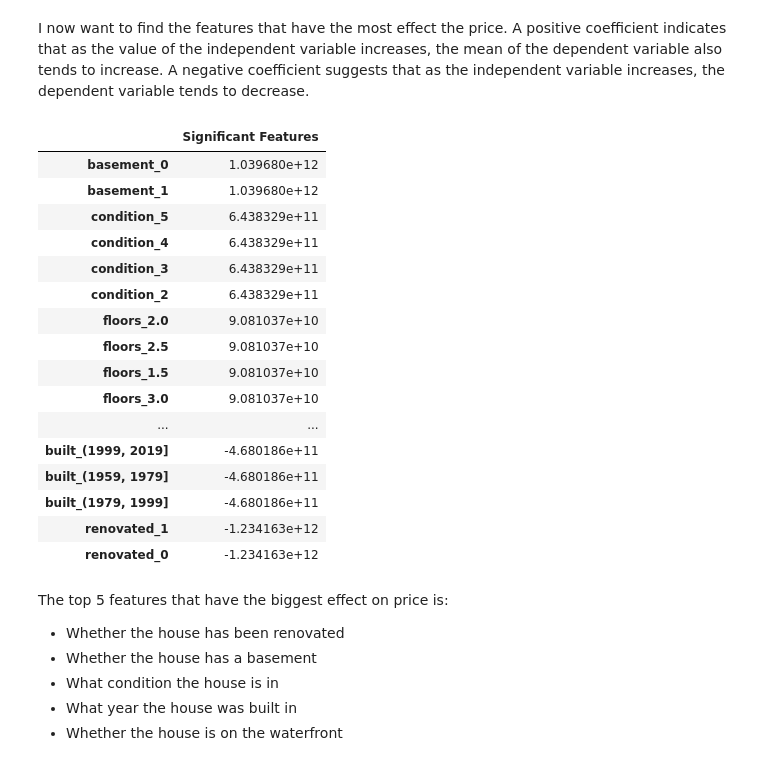
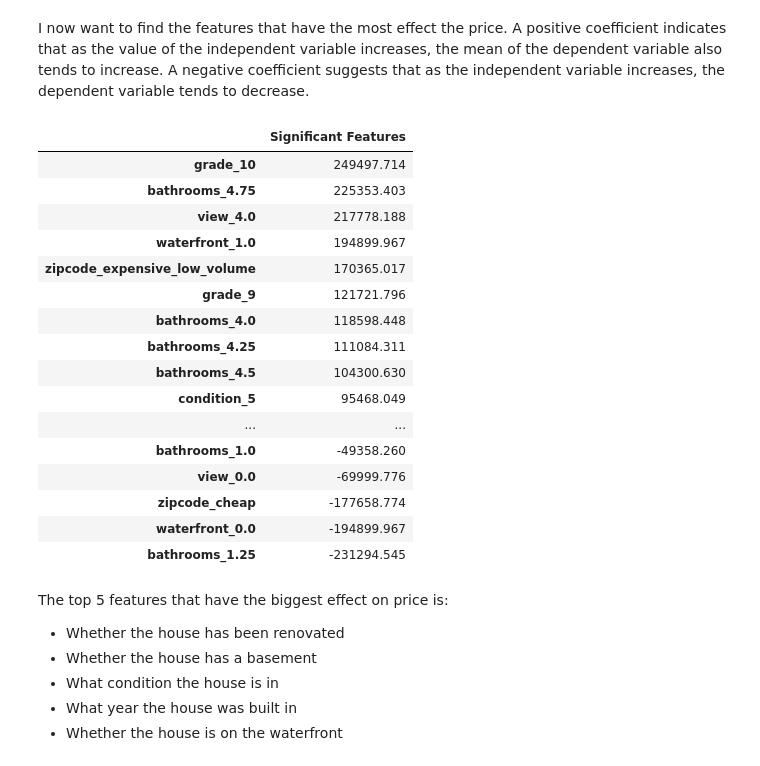
Before and after one commit to torokmg/King-County-Housing, a Jupyter notebook: Untitled.ipynb, the cells around one changed output. Drawn from its saved outputs; the diff is of its cells as text; code cells hidden in the pictures.

```diff
--- a/Untitled.ipynb
+++ b/Untitled.ipynb
@@ -939,9 +941,9 @@ plt.show()
 # %% [markdown]
 Now that my data is normalized, I will scale sqft_living, sqft_lot, and price using min/max scaling.
 # %%
-df['price'] = ( price - min(price) ) / ( max(price) - min(price))
-df['sqft_living'] = ( sqft_living - min(sqft_living) ) / ( max(sqft_living) - min(sqft_living))
-df['sqft_lot'] = ( sqft_lot - min(sqft_lot) ) / ( max(sqft_lot) - min(sqft_lot))
+#df['price'] = ( price - min(price) ) / ( max(price) - min(price))
+#df['sqft_living'] = ( sqft_living - min(sqft_living) ) / ( max(sqft_living) - min(sqft_living))
+#df['sqft_lot'] = ( sqft_lot - min(sqft_lot) ) / ( max(sqft_lot) - min(sqft_lot))
 
 plt.figure(figsize=(10,4))
 sns.distplot(df.sqft_living, label='Sqft Living')
@@ -1060,7 +1062,7 @@ X_new = df[SigFeats]
 y = df['price']
 
 # separate our data into testing and training subsets
-X_train, X_test, y_train, y_test = train_test_split(X_new,y, test_size=0.2, random_state=2)
+X_train, X_test, y_train, y_test = train_test_split(X_new,y, test_size=0.3, random_state=2)
 
 # fitting our training feature variables to our training target variable (price)
 linreg.fit(X_train, y_train)
@@ -1206,25 +1208,25 @@ After performing cross validation on our model, it can be confirmed that the mod
 I now want to find the features that have the most effect the price.  A positive coefficient indicates that as the value of the independent variable increases, the mean of the dependent variable also tends to increase.  A negative coefficient suggests that as the independent variable increases, the dependent variable tends to decrease.
 # %%
 features = pd.DataFrame(linreg.coef_, index=SigFeats, columns=['Significant Features'])
-features.sort_values(by='Significant Features', ascending=False)
+features.sort_values(by='Significant Features', ascending=False).round(3)
 # %% [output]
 |  | Significant Features |
-| basement_0 | 1.039680e+12 |
-| basement_1 | 1.039680e+12 |
-| condition_5 | 6.438329e+11 |
-| condition_4 | 6.438329e+11 |
-| condition_3 | 6.438329e+11 |
-| condition_2 | 6.438329e+11 |
-| floors_2.0 | 9.081037e+10 |
-| floors_2.5 | 9.081037e+10 |
-| floors_1.5 | 9.081037e+10 |
-| floors_3.0 | 9.081037e+10 |
+| grade_10 | 249497.714 |
+| bathrooms_4.75 | 225353.403 |
+| view_4.0 | 217778.188 |
+| waterfront_1.0 | 194899.967 |
+| zipcode_expensive_low_volume | 170365.017 |
+| grade_9 | 121721.796 |
+| bathrooms_4.0 | 118598.448 |
+| bathrooms_4.25 | 111084.311 |
+| bathrooms_4.5 | 104300.630 |
+| condition_5 | 95468.049 |
 | ... | ... |
-| built_(1999, 2019] | -4.680186e+11 |
-| built_(1959, 1979] | -4.680186e+11 |
-| built_(1979, 1999] | -4.680186e+11 |
-| renovated_1 | -1.234163e+12 |
-| renovated_0 | -1.234163e+12 |
+| bathrooms_1.0 | -49358.260 |
+| view_0.0 | -69999.776 |
+| zipcode_cheap | -177658.774 |
+| waterfront_0.0 | -194899.967 |
+| bathrooms_1.25 | -231294.545 |
 # %% [markdown]
 The top 5 features that have the biggest effect on price is:
 - Whether the house has been renovated
```
Also changed, not shown: parts of 25 cells of this notebook.
